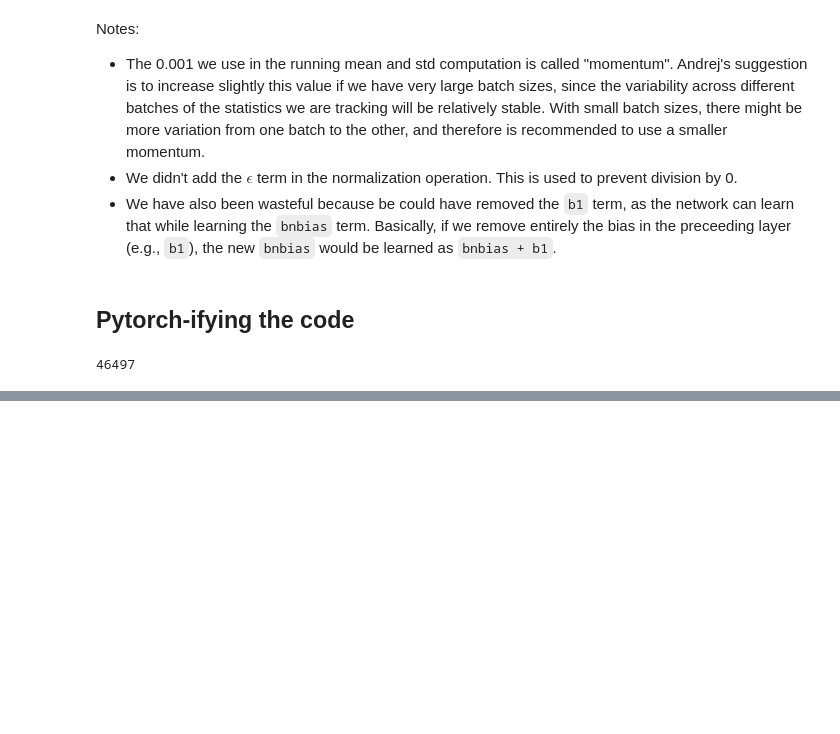
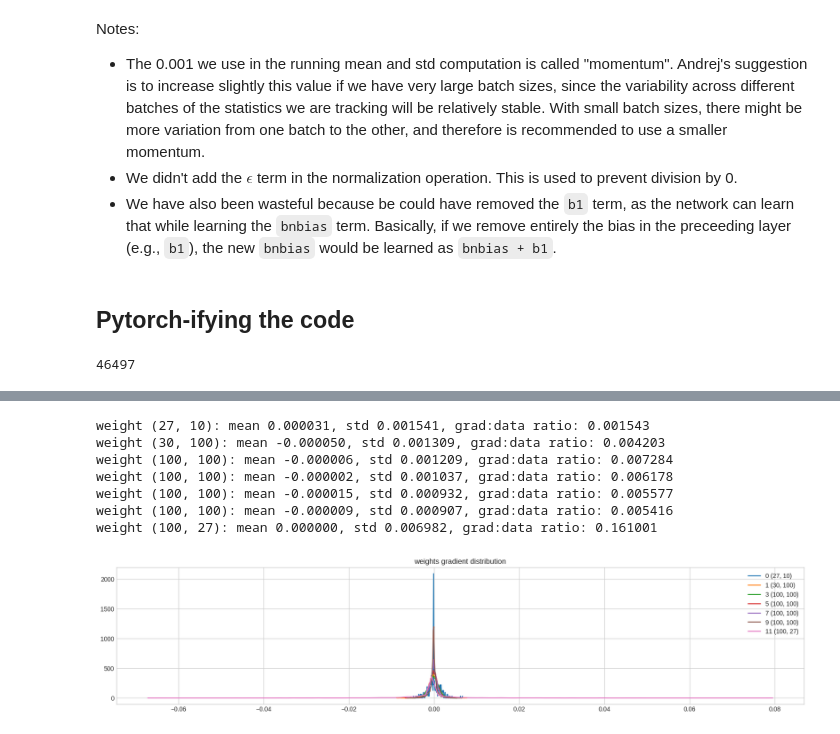
Before and after one commit to IamGianluca/dl, a Jupyter notebook: nbs/karpathy/makemore/makemore_part3_bn.ipynb, the cells around one changed output, grey strips where cells are left out. Cells and saved outputs as stored; diff of their text form; code cells hidden in the pictures; blank space fills up the shorter version.

```diff
--- a/nbs/karpathy/makemore/makemore_part3_bn.ipynb
+++ b/nbs/karpathy/makemore/makemore_part3_bn.ipynb
@@ -1352,0 +1473,27 @@ for p in parameters:
+# %%
+n_embd = 10  # the dimensionality of the character embedding vectors
+n_hidden = 100  # the number of neurons in the hidden layer of the MLP
+g = torch.Generator().manual_seed(2147483647)
+
+C = torch.randn((vocab_size, n_embd), generator=g)
+layers = [
+    Linear(n_embd * block_size, n_hidden), Tanh(),
+    Linear(n_hidden, n_hidden), Tanh(),
+    Linear(n_hidden, n_hidden), Tanh(),
+    Linear(n_hidden, n_hidden), Tanh(),
+    Linear(n_hidden, n_hidden), Tanh(),
+    Linear(n_hidden, vocab_size),
+]
+# %%
+with torch.no_grad():
+    # last layer: make less confident
+    layers[-1].weight *= 0.1
+    # all other layers: apply gain
+    for layer in layers[:-1]:
+        if isinstance(layer, Linear):
+            layer.weight *= 5/3
+
+parameters = [C] + [p for layer in layers for p in layer.parameters()]
+print(sum(p.nelement() for p in parameters))
+for p in parameters:
+    p.requires_grad = True
@@ -1352,0 +1544,23 @@ for p in parameters:
+# %%
+# visualize histogram
+plt.figure(figsize=(20, 4))
+legends = []
+for i, p in enumerate(parameters):
+    t = p.grad
+    if p.ndim == 2:
+        print(f"weight {tuple(p.shape)}: mean {t.mean():.6f}, std {t.std():.6f}, grad:data ratio: {t.std() / p.std():.6f}")
+        hy, hx = torch.histogram(t, density=True)
+        plt.plot(hx[:-1].detach(), hy.detach())
+        legends.append(f"{i} {tuple(t.shape)}")
+plt.legend(legends)
+plt.title("weights gradient distribution")
+plt.show()
+# %% [output]
+weight (27, 10): mean 0.000031, std 0.001541, grad:data ratio: 0.001543
+weight (30, 100): mean -0.000050, std 0.001309, grad:data ratio: 0.004203
+weight (100, 100): mean -0.000006, std 0.001209, grad:data ratio: 0.007284
+weight (100, 100): mean -0.000002, std 0.001037, grad:data ratio: 0.006178
+weight (100, 100): mean -0.000015, std 0.000932, grad:data ratio: 0.005577
+weight (100, 100): mean -0.000009, std 0.000907, grad:data ratio: 0.005416
+weight (100, 27): mean 0.000000, std 0.006982, grad:data ratio: 0.161001
+[figure, added]
```
Also changed, not shown: parts of 28 cells of this notebook.
